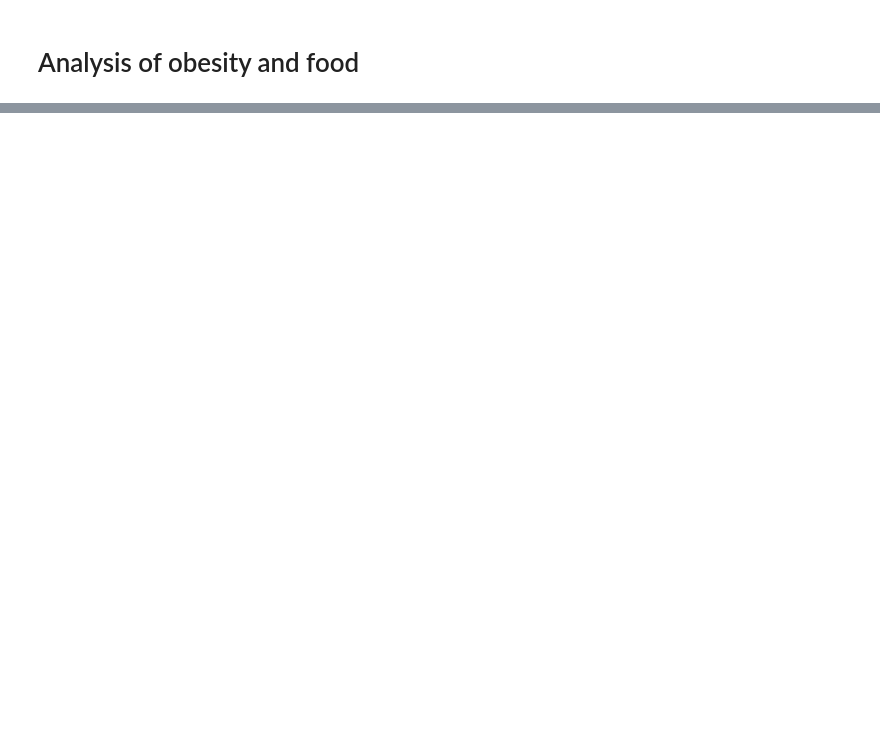
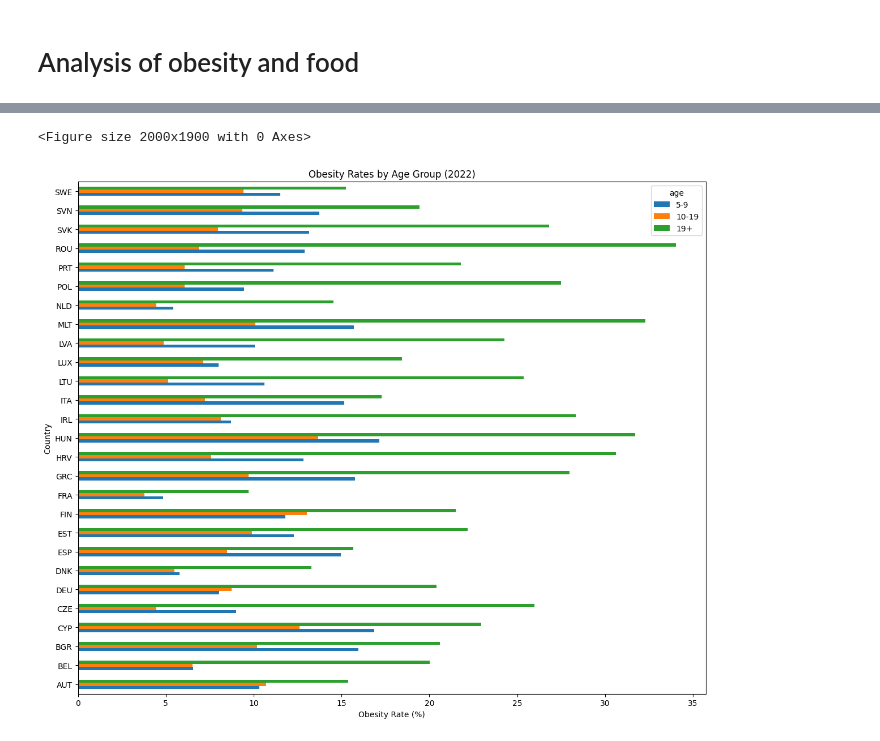
Before and after one commit to Danialmohebbi/EU-Obesity-Analysis, a Jupyter notebook: main.ipynb, the cells around one changed output, grey strips where cells are left out. Cells and saved outputs as stored; diff of their text form; code cells hidden in the pictures; blank space fills up the shorter version.

```diff
--- a/main.ipynb
+++ b/main.ipynb
@@ -478,0 +474,25 @@ RMSE: 2.0328911427302727
+# %%
+df = obesity.pivot_table(
+    index=['country', 'year', 'sex'],
+    columns='age',
+    values='obesity_rate'
+).reset_index()
+df['5-9'] = df['Y5T9']
+df['10-19'] = df['Y10T19']
+df['19+'] = df['Y_GE18']
+plot_df = df[(df['sex'] == 'TOTAL') & (df['year'] == 2022)]
+plot_df = plot_df.set_index('country')
+plt.figure(figsize=(20, 19))
+plot_df[['5-9', '10-19', '19+']].plot(
+    kind='barh',
+    figsize=(12, 10)
+)
+plt.title('Obesity Rates by Age Group (2022)')
+plt.ylabel('Country')
+plt.xlabel('Obesity Rate (%)')
+
+plt.tight_layout()
+plt.show()
+# %% [output]
+<Figure size 2000x1900 with 0 Axes>
+[figure, added]
```
Also changed, not shown: parts of 10 cells of this notebook, 1 other file.
